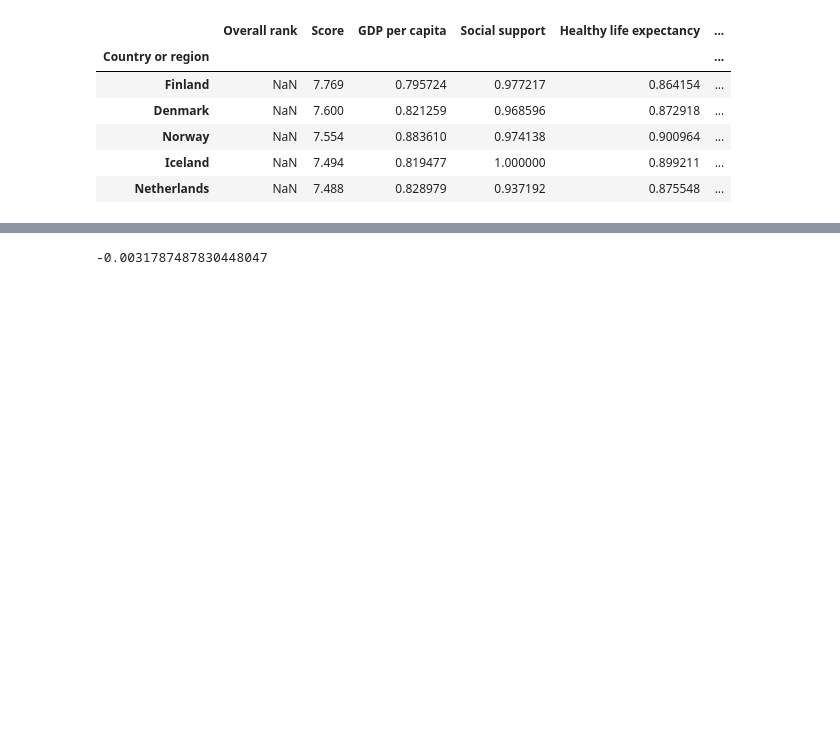
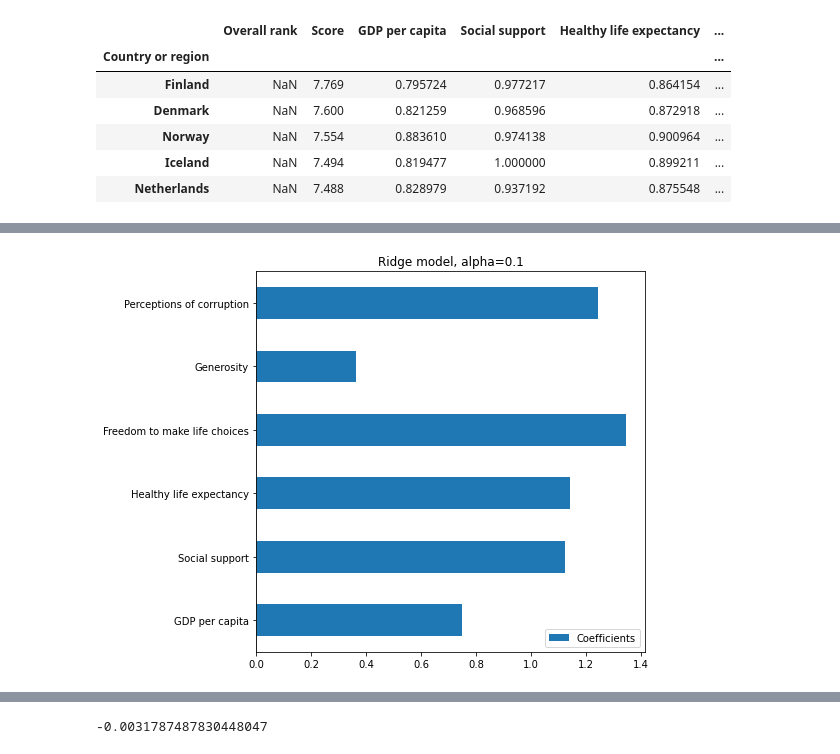
Before and after one commit to zoeyyzh/springboard, a Jupyter notebook: HappinessReport.ipynb, the cells around one changed output, grey strips where cells are left out. Cells and saved outputs as stored; diff of their text form; code cells hidden in the pictures; blank space fills up the shorter version.

```diff
--- a/HappinessReport.ipynb
+++ b/HappinessReport.ipynb
@@ -162,0 +201,9 @@ ridge.score(X_test, y_test)
+# %%
+numerical_columns = ['GDP per capita','Social support','Healthy life expectancy','Freedom to make life choices','Generosity','Perceptions of corruption']
+
+coefs = pd.DataFrame(
+    ridge.coef_,
+    columns=['Coefficients'], index=numerical_columns
+)
+
+coefs
@@ -162,0 +218,7 @@ ridge.score(X_test, y_test)
+# %%
+coefs.plot(kind='barh', figsize=(9, 7))
+plt.title('Ridge model, alpha=0.1')
+plt.axvline(x=0, color='.5')
+plt.subplots_adjust(left=.3)
+# %% [output]
+[figure, added]
```
Also changed, not shown: parts of 20 cells of this notebook.
